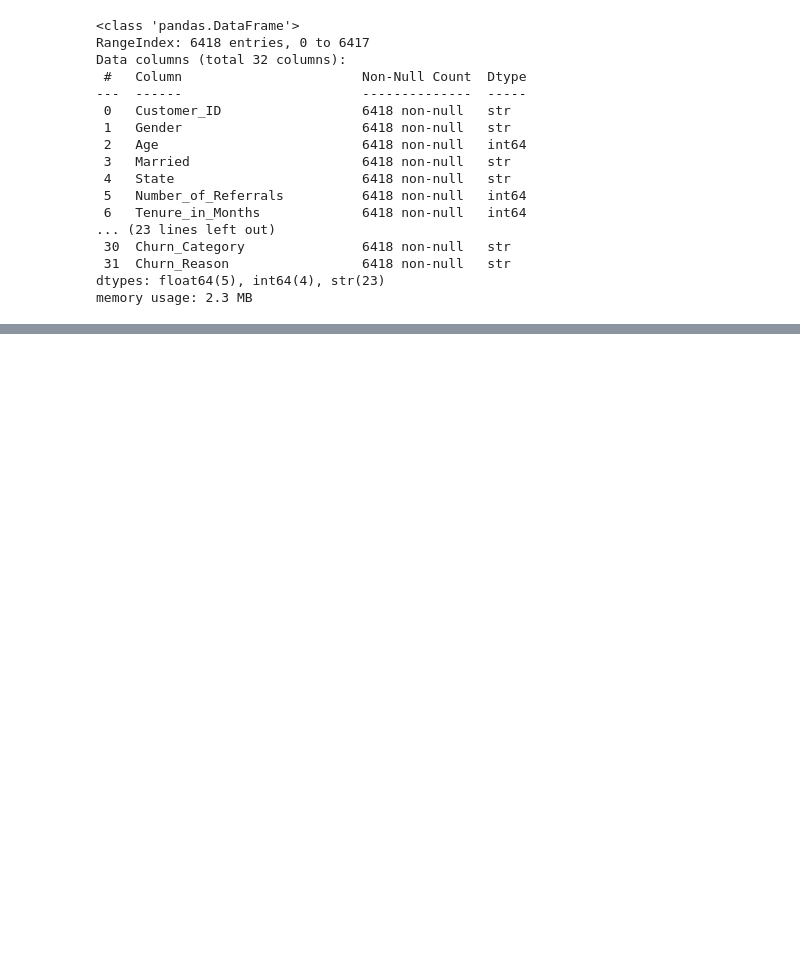
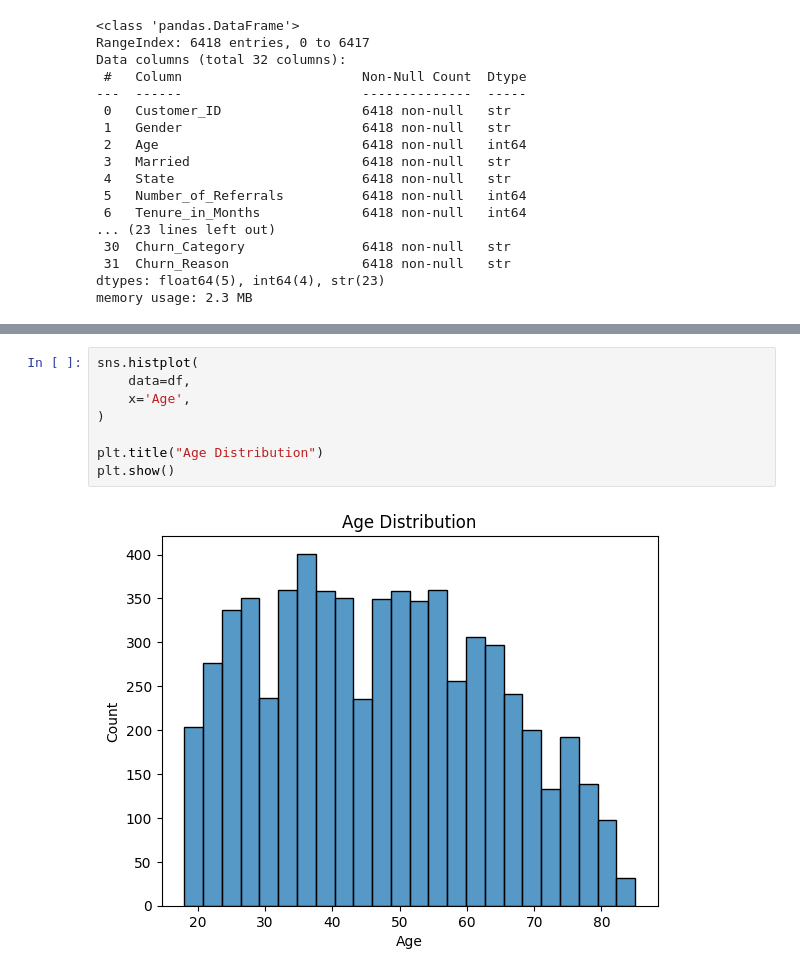
Before and after one commit to anujoshi107/Churn-Analysis, a Jupyter notebook: churn_eda.ipynb, the cells around one changed output, grey strips where cells are left out. Saved outputs shown, nothing was run; the diff lists cells and outputs as text; blank space fills up the shorter version.

```diff
--- a/churn_eda.ipynb
+++ b/churn_eda.ipynb
@@ -85,0 +99,10 @@ memory usage: 2.3 MB
+# %%
+sns.histplot(
+    data=df,
+    x='Age',
+)
+
+plt.title("Age Distribution")
+plt.show()
+# %% [output]
+[figure, added]
```
Also changed, not shown: parts of 22 cells of this notebook, 1 other file.
